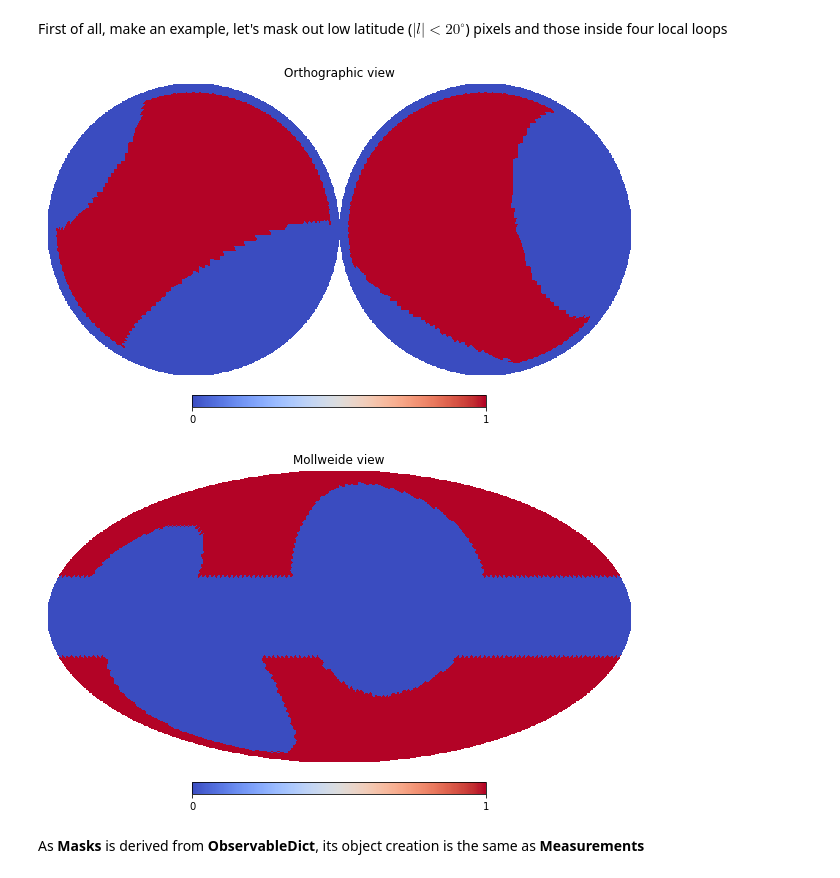
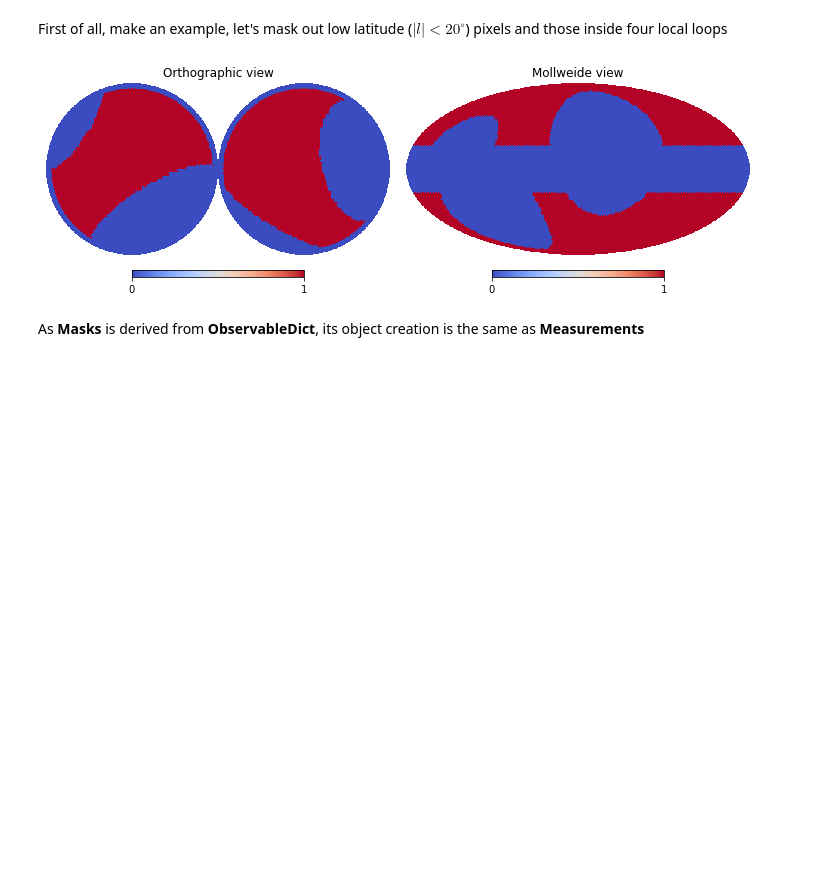
Before and after one commit to IMAGINE-Consortium/imagine, a Jupyter notebook: tutorials/tutorial_four.ipynb, the cells around one changed output. Cells and saved outputs as stored; diff of their text form; code cells hidden in the pictures; blank space fills up the shorter version.

```diff
--- a/tutorials/tutorial_four.ipynb
+++ b/tutorials/tutorial_four.ipynb
@@ -24,38 +25,37 @@ mask_nside = 32
 def mask_map_val(_nside,_ipix):
     l,b = hp.pix2ang(_nside,_ipix,lonlat=True)
     R = np.pi/180.
     cue = 1
     L = [329,100,124,315]
     B = [17.5,-32.5,15.5,48.5]
     D = [116,91,65,39.5]
     #LOOP I
     if( np.arccos(np.sin(b*R)*np.sin(B[0]*R)+np.cos(b*R)*np.cos(B[0]*R)*np.cos(l*R-L[0]*R))<0.5*D[0]*R ):
         cue = 0
     #LOOP II
     if( np.arccos(np.sin(b*R)*np.sin(B[1]*R)+np.cos(b*R)*np.cos(B[1]*R)*np.cos(l*R-L[1]*R))<0.5*D[1]*R ):
         cue = 0
     #LOOP III
     if( np.arccos(np.sin(b*R)*np.sin(B[2]*R)+np.cos(b*R)*np.cos(B[2]*R)*np.cos(l*R-L[2]*R))<0.5*D[2]*R ):
         cue = 0
     #LOOP IV
     if( np.arccos(np.sin(b*R)*np.sin(B[3]*R)+np.cos(b*R)*np.cos(B[3]*R)*np.cos(l*R-L[3]*R))<0.5*D[3]*R ):
         cue = 0
     #STRIPE
     if(abs(b)<20.):
         cue = 0
     return cue
 
 mask_map = np.zeros(hp.nside2npix(mask_nside))
 
 for i in range(len(mask_map)):
     mask_map[i] = mask_map_val(mask_nside, i)
 
-hp.orthview(mask_map, cmap='coolwarm', rot=(0,90))
-
-hp.mollview(mask_map, cmap='coolwarm')
+matplotlib.rcParams['figure.figsize'] = (10.0, 4.0)
+hp.orthview(mask_map, cmap='coolwarm', rot=(0,90), sub=(1,2,1))
+hp.mollview(mask_map, cmap='coolwarm', sub=(1,2,2))
 # %% [output]
-[figure, old version]
+[figure, new version]
-[figure, removed]
 # %% [markdown]
 As **Masks** is derived from **ObservableDict**, its object creation is the same as **Measurements**
 # %%
```
Also changed, not shown: parts of 5 cells of this notebook, 7 other files.
